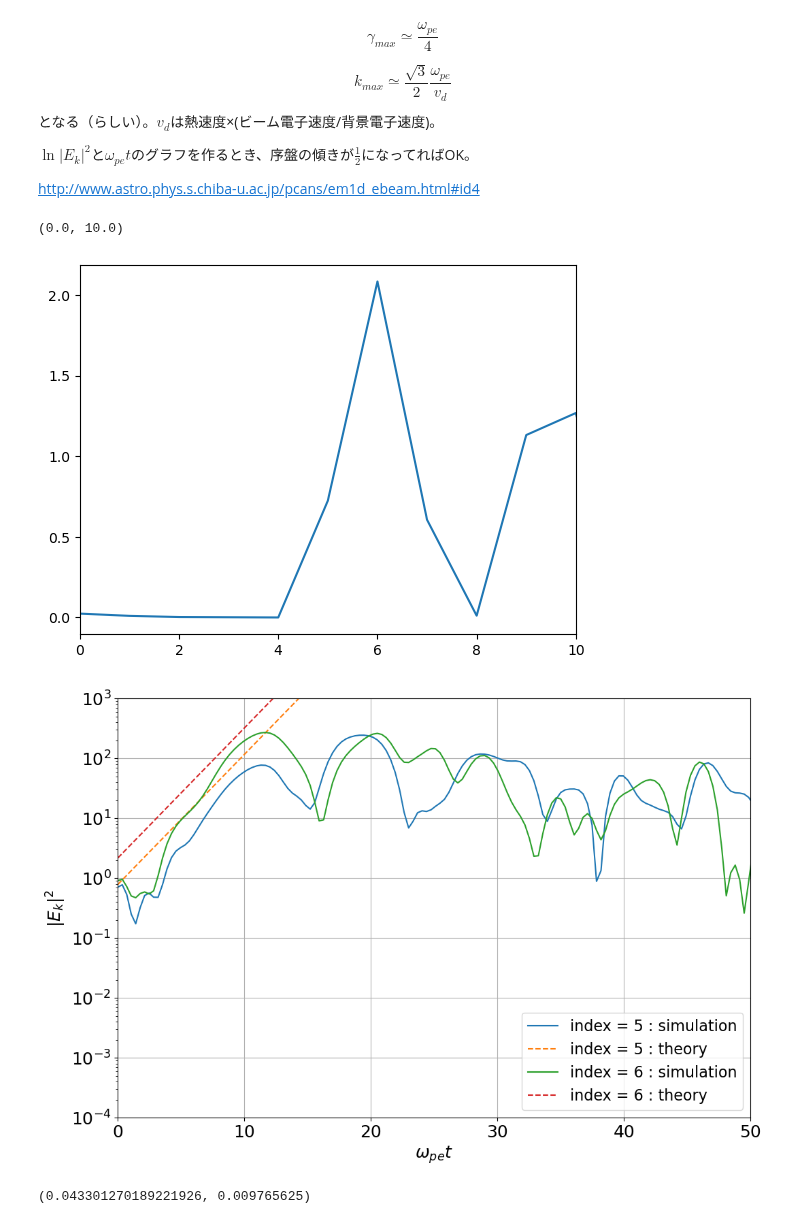
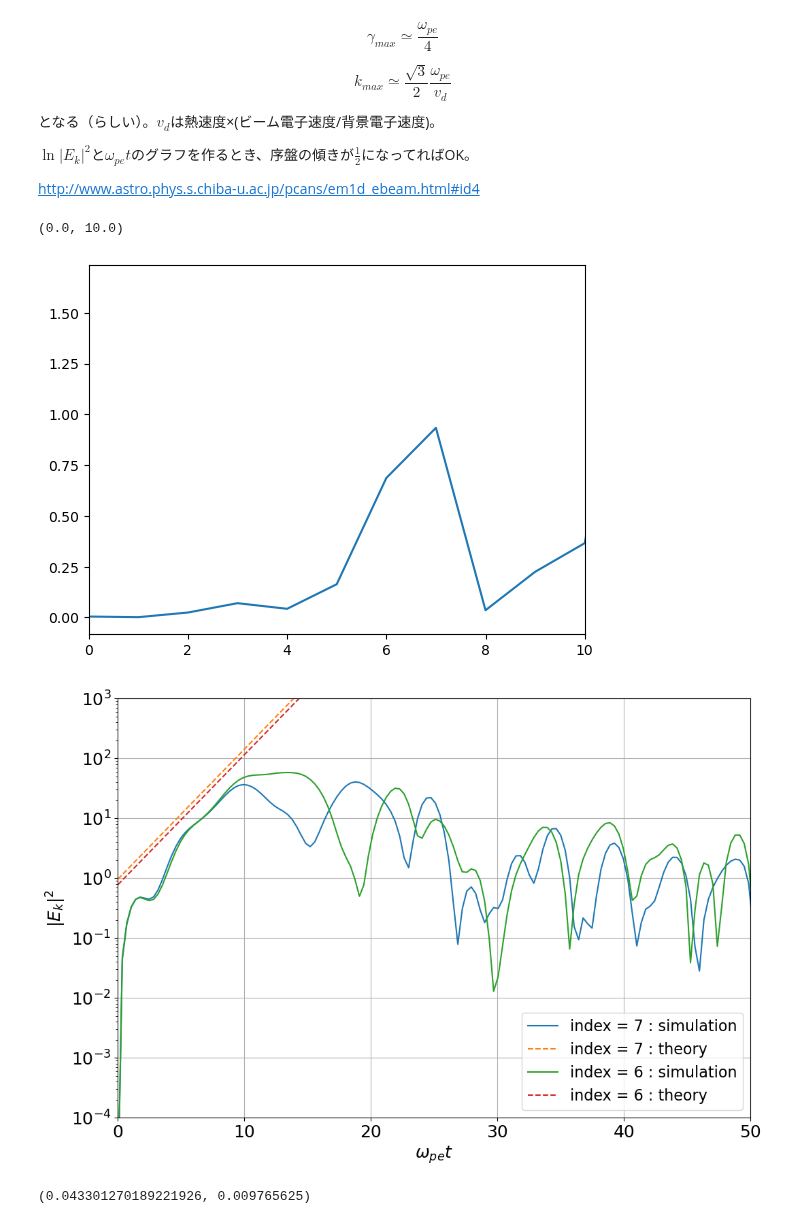
Before and after one commit to keita-akutagawa/MHD-PIC, a Jupyter notebook: PIC_samples/pic1d/PIC1D_two_stream_electron.ipynb, the cells around one changed output. Cells and saved outputs as stored; diff of their text form; code cells hidden in the pictures.

```diff
--- a/PIC_samples/pic1d/PIC1D_two_stream_electron.ipynb
+++ b/PIC_samples/pic1d/PIC1D_two_stream_electron.ipynb
@@ -155,7 +155,7 @@ for k in range(step+1):
 fig = plt.figure(figsize=(12, 6))
 ax = fig.add_subplot(111)
 
-results_total = np.load(f"./two_stream_electron/results_1pic_two_stream_electron_xv_{25}.npy")
+results_total = np.load(f"./results_two_stream_electron/xv_{25}.npy")
 ax.scatter(results_total[0, :n_plus], results_total[3, :n_plus]/v_thermal_ion, s=0.1, c='orange', label='ion')
 ax.scatter(results_total[0, n_plus:n_plus+n_minus], results_total[3, n_plus:n_plus+n_minus]/v_thermal_electron, s=0.1, c='blue', label='electron(background)')
 ax.scatter(results_total[0, n_plus+n_minus:], results_total[3, n_plus+n_minus:]/v_thermal_electron, s=0.1, c='green', marker='*', label='electron(beam)')
@@ -173,9 +173,9 @@ fig = plt.figure(figsize=(12, 6))
 ax = fig.add_subplot(111)
 
 interval = 1
-number_of_results = 501
+number_of_results = 201
 for i in range(number_of_results):
-    results_total = np.load(f"./two_stream_electron/results_1pic_two_stream_electron_xv_{i}.npy")
+    results_total = np.load(f"./results_two_stream_electron/xv_{i}.npy")
     ax.clear()
     ax.scatter(results_total[0, :n_plus], results_total[3, :n_plus]/v_thermal_ion, s=0.1, c='orange', label='ion')
     ax.scatter(results_total[0, n_plus:n_plus+n_minus], results_total[3, n_plus:n_plus+n_minus]/v_thermal_electron, s=0.1, c='blue', label='electron(background)')
@@ -207,9 +207,9 @@ fig = plt.figure(figsize=(12, 6))
 ax = fig.add_subplot(111)
 
 interval = 1
-number_of_results = 501
+number_of_results = 201
 for i in range(number_of_results):
-    results_total_E = np.load(f"./two_stream_electron/results_1pic_two_stream_electron_E_{i}.npy")
+    results_total_E = np.load(f"./results_two_stream_electron/E_{i}.npy")
     ax.clear()
     ax.plot(x_coordinate, results_total_E[0, :])
     ax.set_xlim(0, x_max)
@@ -236,14 +236,14 @@ video.release()
 # %%
-step = 501
+step = 201
 kinetic_energy = np.zeros(step)
 electric_field_energy = np.zeros(step)
 magnetic_field_energy = np.zeros(step)
 t = np.arange(0.0, step)
 
 for i in range(step):
-    results_total_KE = np.load(f"./two_stream_electron/results_1pic_two_stream_electron_KE_{i}.npy")
-    results_total_E = np.load(f"./two_stream_electron/results_1pic_two_stream_electron_E_{i}.npy")
-    results_total_B = np.load(f"./two_stream_electron/results_1pic_two_stream_electron_B_{i}.npy")
+    results_total_KE = np.load(f"./results_two_stream_electron/KE_{i}.npy")
+    results_total_E = np.load(f"./results_two_stream_electron/E_{i}.npy")
+    results_total_B = np.load(f"./results_two_stream_electron/B_{i}.npy")
     kinetic_energy[i] = results_total_KE
     electric_field_energy[i] = np.sum(1/2 * epsilon0 * np.linalg.norm(results_total_E[:, :], axis=0)**2)
     magnetic_field_energy[i] = np.sum(1/2 / mu_0 * np.linalg.norm(results_total_B[:, :], axis=0)**2)
@@ -283,7 +283,7 @@ $\ln |E_k|^2$と$\omega_{pe}t$のグラフを作るとき、序盤の傾きが$\
 
 http://www.astro.phys.s.chiba-u.ac.jp/pcans/em1d_ebeam.html#id4
 # %%
-results_E = np.load('two_stream_electron/results_1pic_two_stream_electron_E_10.npy')
+results_E = np.load('results_two_stream_electron/E_10.npy')
 
 E_FFT = np.fft.fft(results_E[0, :] * np.hanning(n_x))
 peak_index = np.argsort(E_FFT[:n_x//2].real**2)[-2:]
@@ -292,41 +292,41 @@ plt.plot(E_FFT.real**2)
 plt.xlim(0, 10)
 # %% [output]
 (0.0, 10.0)
-[figure, old version]
+[figure, new version]
 # %%
-results_E = np.load('two_stream_electron/results_1pic_two_stream_electron_E_30.npy')
+results_E = np.load('results_two_stream_electron/E_30.npy')
 
 E_FFT = np.fft.fft(results_E[0, :] * np.hanning(n_x))
 peak_index = np.argsort(E_FFT[:n_x//2].real**2)[-2:]
 
-step = 50000
-number_of_results = 501
+step = 20000
+number_of_results = 201
 FFT_peak = np.zeros([len(peak_index), number_of_results], dtype=np.complex64)
 for i in range(number_of_results):
-    results_E = np.load(f'two_stream_electron/results_1pic_two_stream_electron_E_{i}.npy')
+    results_E = np.load(f'results_two_stream_electron/E_{i}.npy')
     E_FFT = np.fft.fft(results_E[0, :] * np.hanning(n_x))
     FFT_peak[:, i] = E_FFT[peak_index]
 
 
 fig = plt.figure(figsize=(12, 8))
 ax = fig.add_subplot(111)
 for i in range(len(peak_index)):
     t = np.arange(0.0, step+1, 100)
     ax.plot(omega_pe * t, np.abs(FFT_peak[i]) ** 2, label=f'index = {peak_index[i]} : simulation')
     ax.plot(omega_pe * t, np.abs(FFT_peak[i])[10] ** 2 * np.exp(1/2 * (t*omega_pe)), ls='--', label=f'index = {peak_index[i]} : theory')
 
 ax.grid()
 ax.set_yscale('log')
 ax.set_xlabel('$\omega_{pe}t$', fontsize=18)
 ax.set_ylabel('$|E_k|^2$', fontsize=18)
 ax.set_xlim(0, 50)
 ax.set_ylim(1e-4, 1e3)
 ax.tick_params(labelsize=18)
 ax.legend(loc='lower right', fontsize=16)
 fig.savefig('two_stream_electron_E_x_dispersion.png')
 plt.show()
 # %% [output]
-[figure, old version]
+[figure, new version]
 # %%
 np.sqrt(3)/2*omega_pe/(20*v_thermal_electron), 1/n_x*5
 # %% [output]
```
Also changed, not shown: parts of 6 cells of this notebook, 3 other files.
